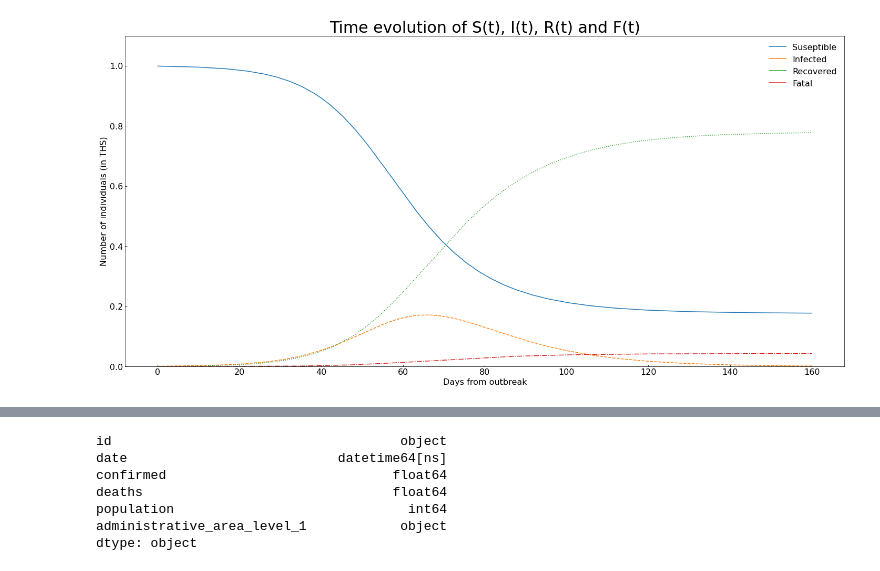
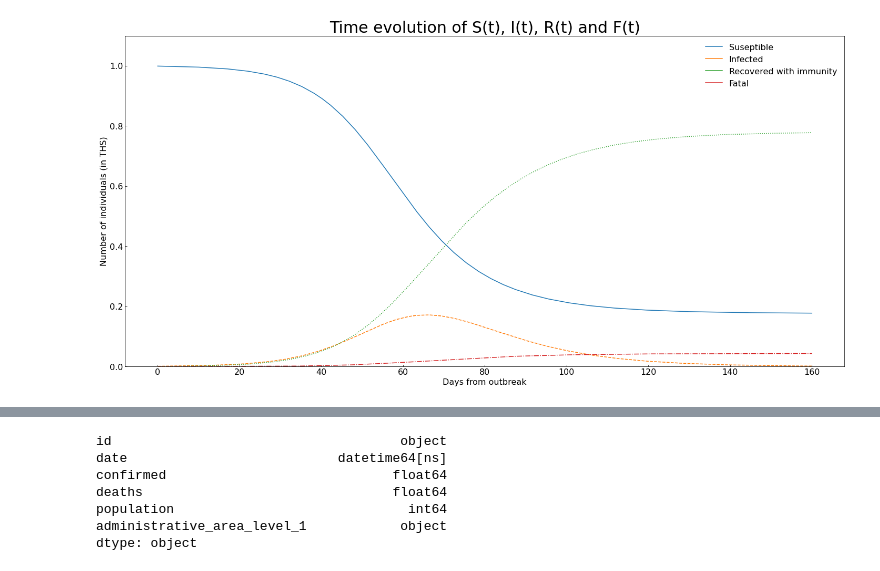
Before and after one commit to gvncore/covid19_project, a Jupyter notebook: Desktop/covid19_project/codes/covid19_data_analysis.ipynb, the cells around one changed output, grey strips where cells are left out. Saved outputs shown, nothing was run; the diff lists cells and outputs as text; code cells hidden in the pictures.

```diff
--- a/Desktop/covid19_project/codes/covid19_data_analysis.ipynb
+++ b/Desktop/covid19_project/codes/covid19_data_analysis.ipynb
@@ -172,32 +165,32 @@ def deriv(y, t, N, ALPHA_1, ALPHA_2, BETA, GAMMA):
     return dSdt, dIdt, dRdt, dFdt
 
 # Initial conditions vector
 y0 = S0, I0, R0, F0
 
 # Integrate the SIR equations over the time grid, t.
 ret = odeint(deriv, y0, t, args=(N, ALPHA_1, ALPHA_2, BETA, GAMMA))
 S, I, R, F = ret.T
 
 # Plot the data on three separate curves for S(t), I(t) and R(t)
 fig, ax = plt.subplots(figsize=(20,10))
 sns.lineplot(x = t, y = S/1000, label='Suseptible')
 sns.lineplot(x = t, y = I/1000, label='Infected')
-sns.lineplot(x = t, y = R/1000, label='Recovered')
+sns.lineplot(x = t, y = R/1000, label='Recovered with immunity')
 sns.lineplot(x = t, y = F/1000, label='Fatal')
 
 # Add figure annotations
 ax.set_title('Time evolution of S(t), I(t), R(t) and F(t)', fontdict={'fontsize': 30})
 ax.set_xlabel('Days from outbreak', fontsize=16)
 ax.set_ylabel('Number of individuals (in THS)', fontsize=16)
 ax.set_ylim(0, 1.1)
 ax.tick_params(axis='both', labelsize=16)
 ax.legend(fontsize=16)
 
 ax.lines[0].set_linestyle('solid')
 ax.lines[1].set_linestyle('dashed')
 ax.lines[2].set_linestyle('dotted')
 ax.lines[3].set_linestyle('dashdot')
 
 plt.tight_layout()
 # %% [output]
-[figure, old version]
+[figure, new version]
```
Also changed, not shown: parts of 156 cells of this notebook.
